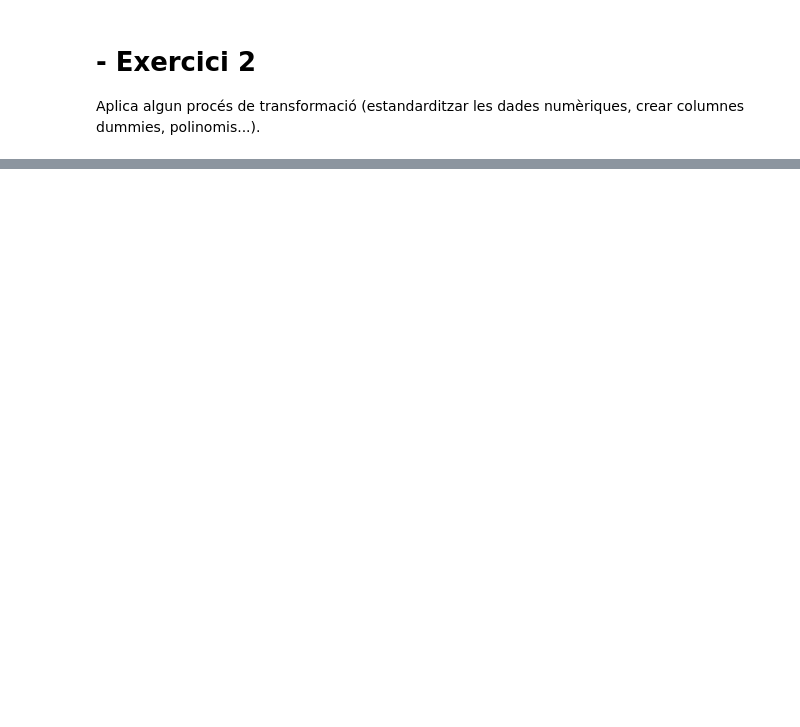
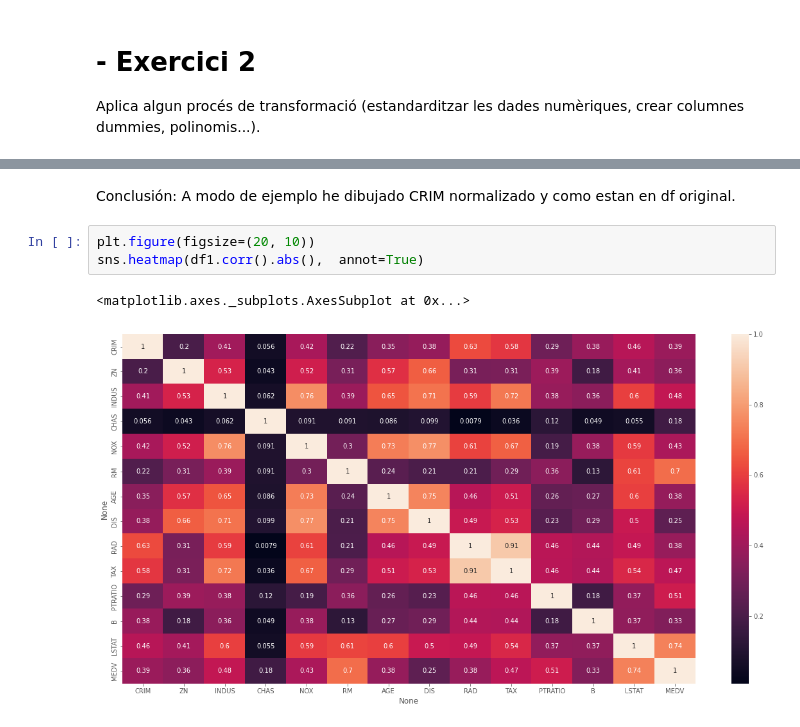
Before and after one commit to JMML2021/0201-estructures_dades, a Jupyter notebook: Tasca_M5_T02_Machine_Leaning.ipynb, the cells around one changed output, grey strips where cells are left out. Saved outputs shown, nothing was run; the diff lists cells and outputs as text; blank space fills up the shorter version.

```diff
--- a/Tasca_M5_T02_Machine_Leaning.ipynb
+++ b/Tasca_M5_T02_Machine_Leaning.ipynb
@@ -256,0 +285,9 @@ Aplica algun procés de transformació (estandarditzar les dades numèriques, cr
+# %% [markdown]
+Conclusión:
+A modo de ejemplo he dibujado CRIM normalizado y como estan en df original.
+# %%
+plt.figure(figsize=(20, 10))
+sns.heatmap(df1.corr().abs(),  annot=True)
+# %% [output]
+<matplotlib.axes._subplots.AxesSubplot at 0x...>
+[figure, added]
```
Also changed, not shown: parts of 8 cells of this notebook.
